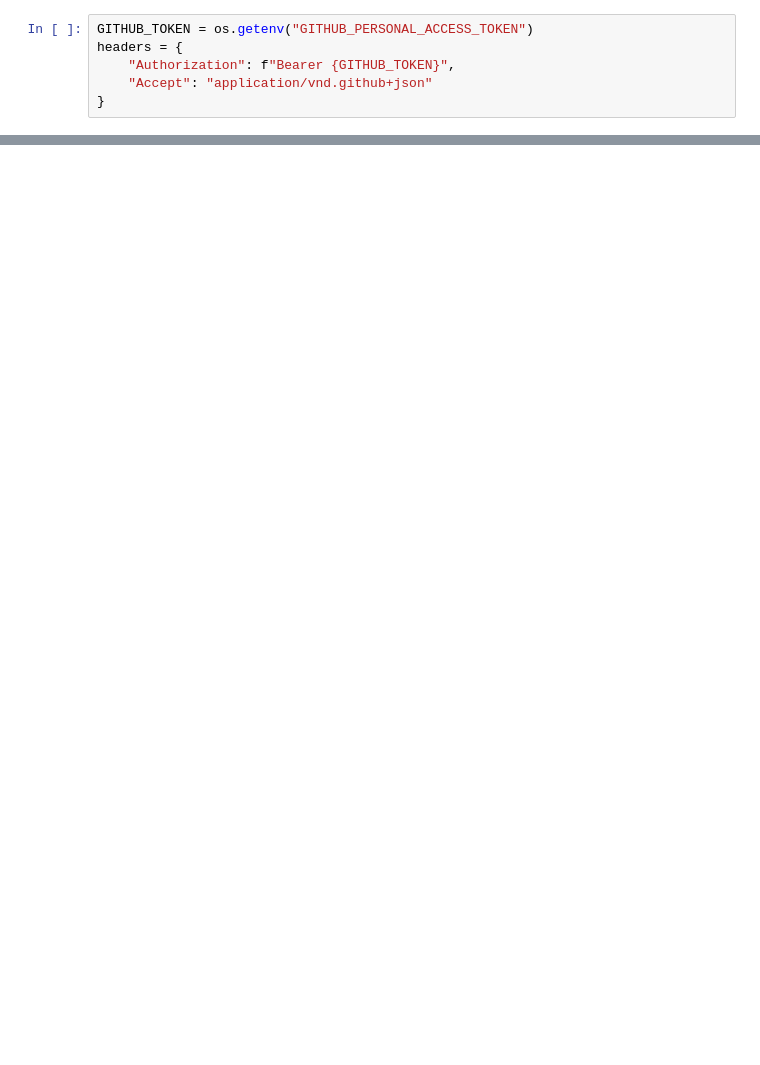
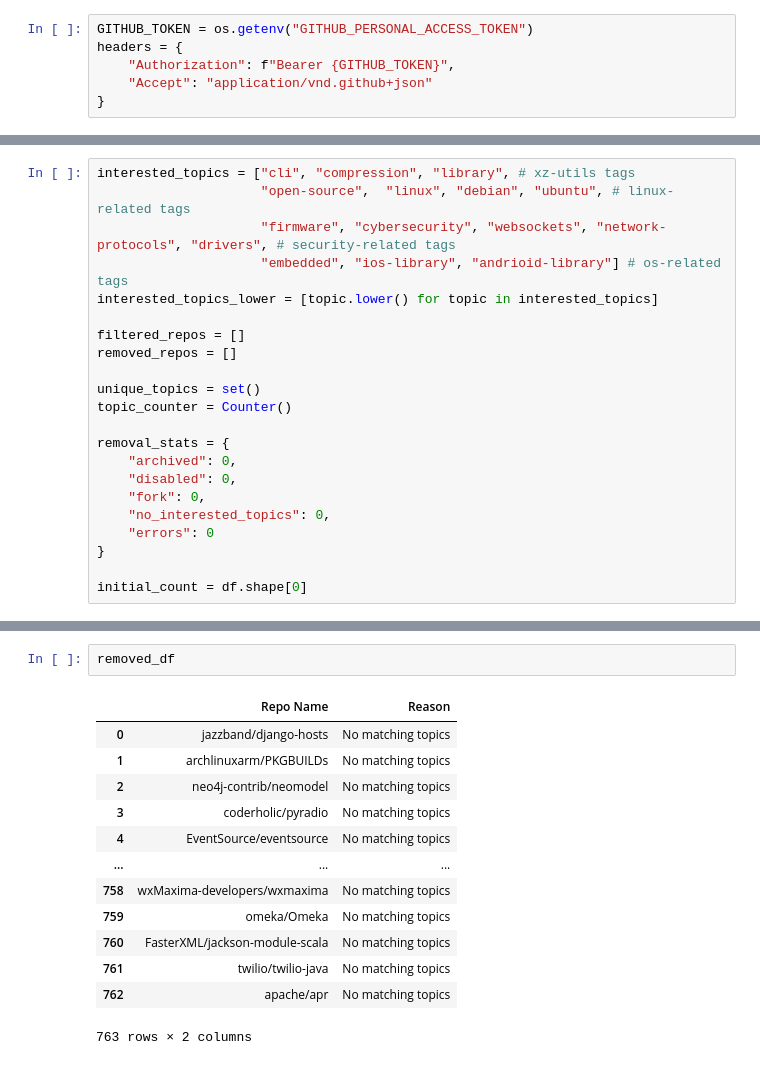
Before and after one commit to SaltyfishQAQQ/FORCOLAB_oss_security, a Jupyter notebook: similar_repo_searching/similar_repo_searching.ipynb, the cells around one changed output, grey strips where cells are left out. Cells and saved outputs as stored; diff of their text form; blank space fills up the shorter version.

```diff
--- a/similar_repo_searching/similar_repo_searching.ipynb
+++ b/similar_repo_searching/similar_repo_searching.ipynb
@@ -60,0 +101,22 @@ l
+# %%
+interested_topics = ["cli", "compression", "library", # xz-utils tags
+                     "open-source",  "linux", "debian", "ubuntu", # linux-related tags
+                     "firmware", "cybersecurity", "websockets", "network-protocols", "drivers", # security-related tags
+                     "embedded", "ios-library", "andrioid-library"] # os-related tags
+interested_topics_lower = [topic.lower() for topic in interested_topics]
+
+filtered_repos = []
+removed_repos = []
+
+unique_topics = set()
+topic_counter = Counter()
+
+removal_stats = {
+    "archived": 0,
+    "disabled": 0,
+    "fork": 0,
+    "no_interested_topics": 0,
+    "errors": 0
+}
+
+initial_count = df.shape[0]
@@ -60,0 +230,16 @@ l
+# %%
+removed_df
+# %% [output]
+|  | Repo Name | Reason |
+| 0 | jazzband/django-hosts | No matching topics |
+| 1 | archlinuxarm/PKGBUILDs | No matching topics |
+| 2 | neo4j-contrib/neomodel | No matching topics |
+| 3 | coderholic/pyradio | No matching topics |
+| 4 | EventSource/eventsource | No matching topics |
+| ... | ... | ... |
+| 758 | wxMaxima-developers/wxmaxima | No matching topics |
+| 759 | omeka/Omeka | No matching topics |
+| 760 | FasterXML/jackson-module-scala | No matching topics |
+| 761 | twilio/twilio-java | No matching topics |
+| 762 | apache/apr | No matching topics |
+763 rows × 2 columns
```
Also changed, not shown: parts of 12 cells of this notebook, 5 other files.
